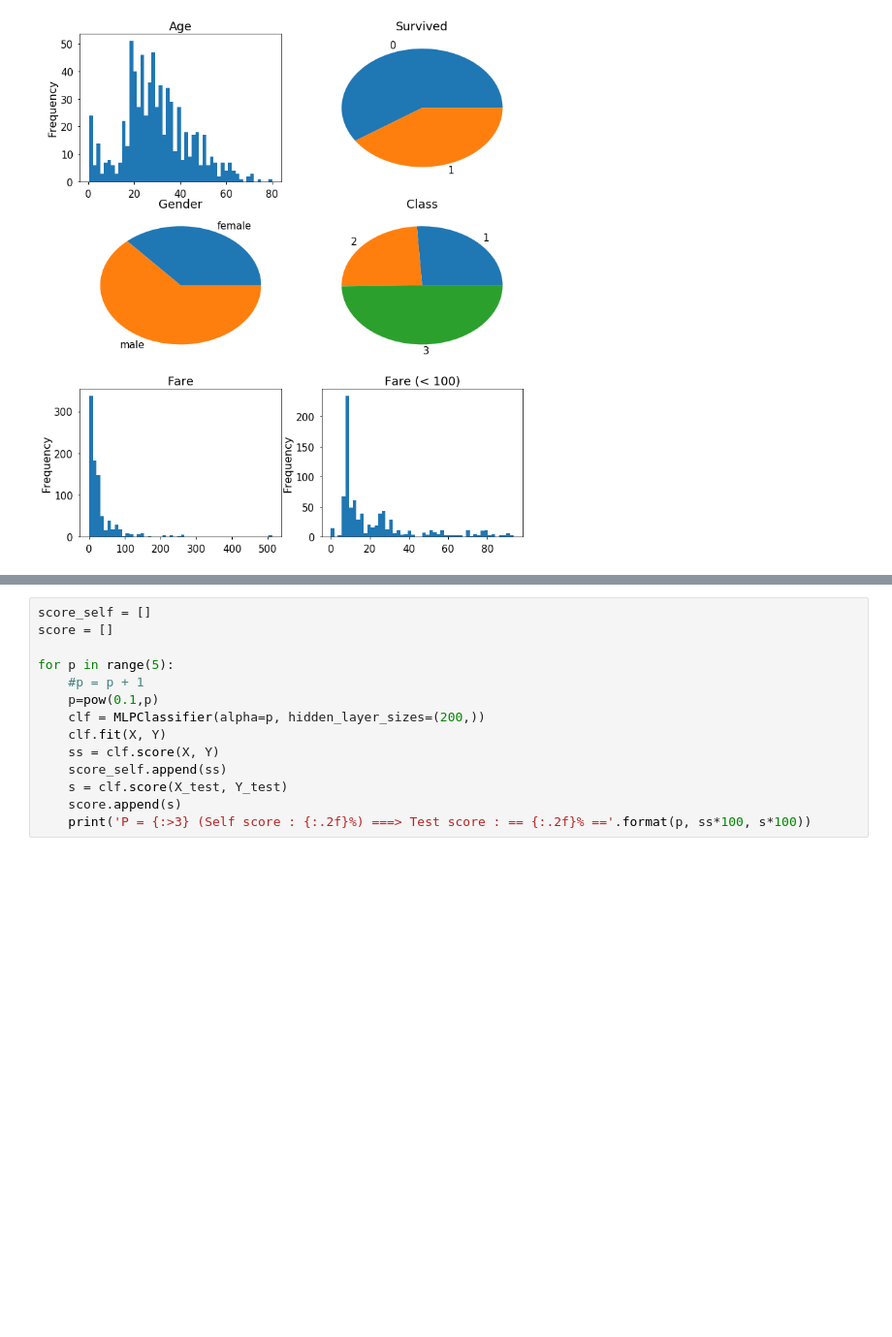
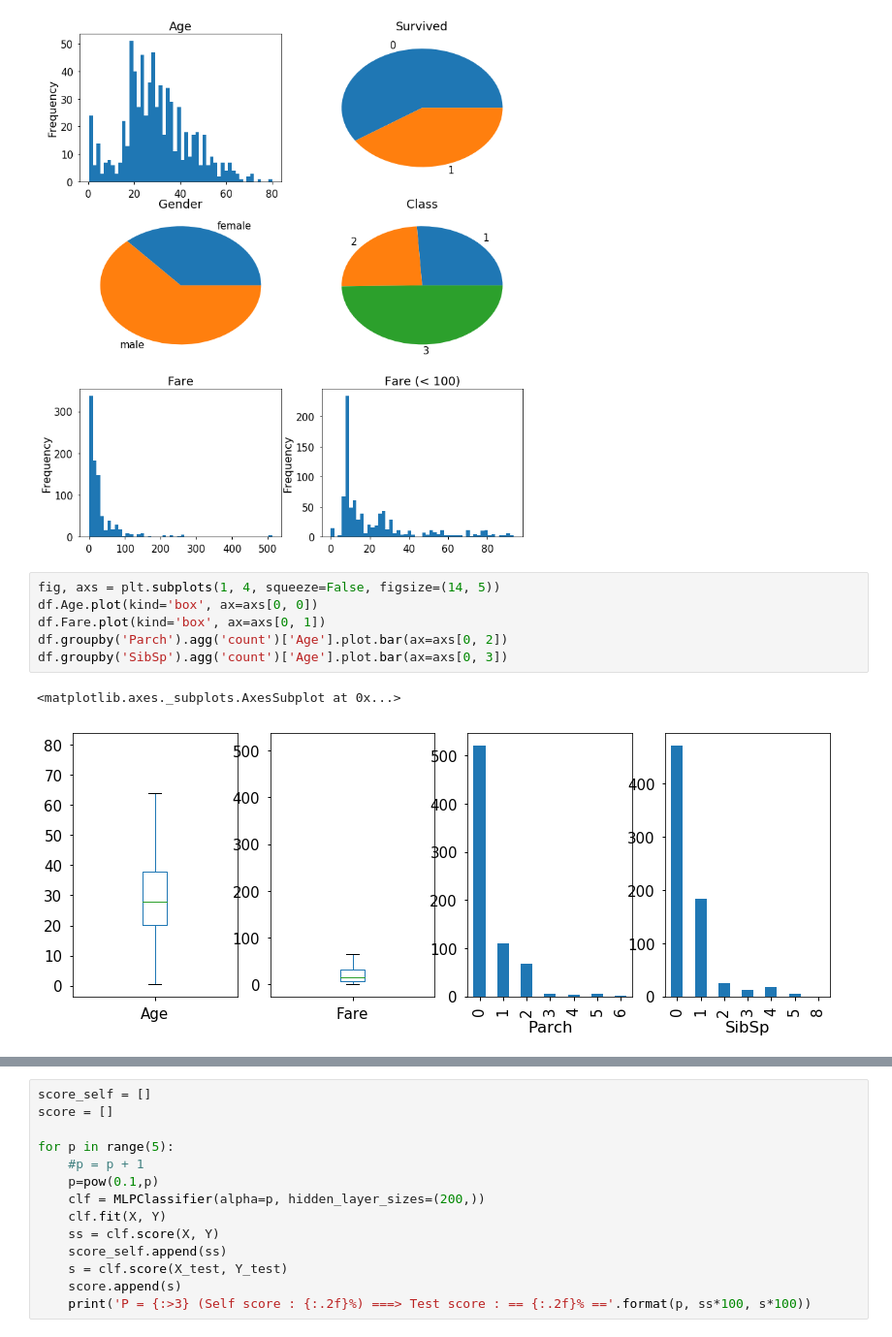
Before and after one commit to SergeyAnokhin/jupyter, a Jupyter notebook: kaggle/titanic/main.ipynb, the cells around one changed output, grey strips where cells are left out. Shown: that part at 97% size. Saved outputs shown, nothing was run; the diff lists cells and outputs as text; blank space fills up the shorter version.

```diff
--- a/kaggle/titanic/main.ipynb
+++ b/kaggle/titanic/main.ipynb
@@ -202,3 +203,12 @@ fare[fare < 100].plot.hist(bins=50, title='Fare (< 100)', ax=axs[2, 1])
 # %% [output]
 <matplotlib.axes._subplots.AxesSubplot at 0x...>
 [figure]
+# %%
+fig, axs = plt.subplots(1, 4, squeeze=False, figsize=(14, 5))
+df.Age.plot(kind='box', ax=axs[0, 0])
+df.Fare.plot(kind='box', ax=axs[0, 1])
+df.groupby('Parch').agg('count')['Age'].plot.bar(ax=axs[0, 2])
+df.groupby('SibSp').agg('count')['Age'].plot.bar(ax=axs[0, 3])
+# %% [output]
+<matplotlib.axes._subplots.AxesSubplot at 0x...>
+[figure, added]
```
Also changed, not shown: parts of 19 cells of this notebook, 1 other file.
